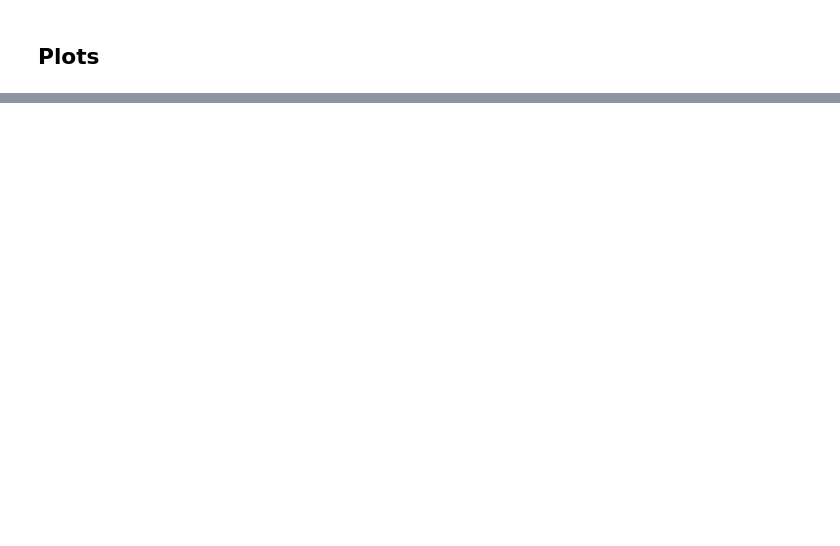
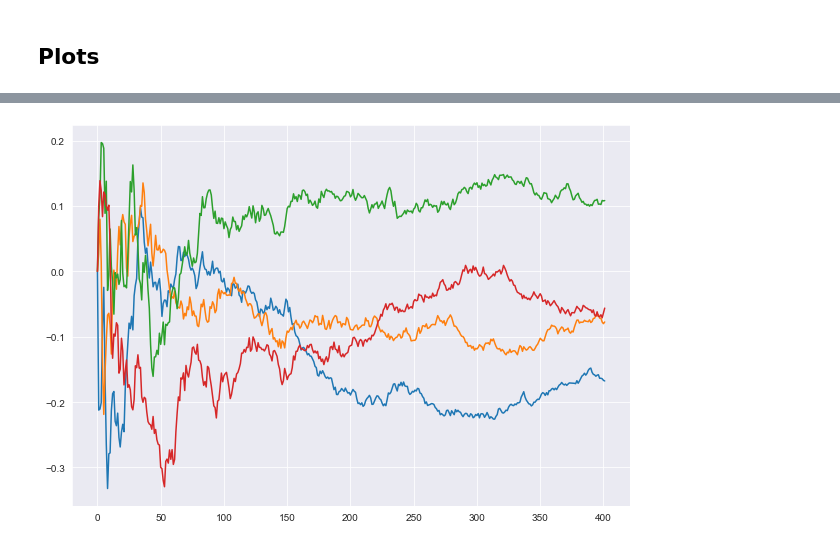
Before and after one commit to evanjfaulkner/DD-Games, a Jupyter notebook: Uber Lyft Simulation/Uber_vs_Lyft_sim.ipynb, the cells around one changed output, grey strips where cells are left out. Saved outputs shown, nothing was run; the diff lists cells and outputs as text; code cells hidden in the pictures; blank space fills up the shorter version.

```diff
--- a/Uber Lyft Simulation/Uber_vs_Lyft_sim.ipynb
+++ b/Uber Lyft Simulation/Uber_vs_Lyft_sim.ipynb
@@ -446,0 +381,7 @@ array([ 0.        , -0.37405865, -0.86491043, ...,  3.32413349,
+# %%
+plt.figure(figsize=(10,7))
+plt.plot(np.squeeze(game_dfo.p1.theta_history))
+plt.plot(np.squeeze(game_dfo.p2.theta_history))
+plt.show()
+# %% [output]
+[figure, added]
```
Also changed, not shown: parts of 14 cells of this notebook, 3 other files.
